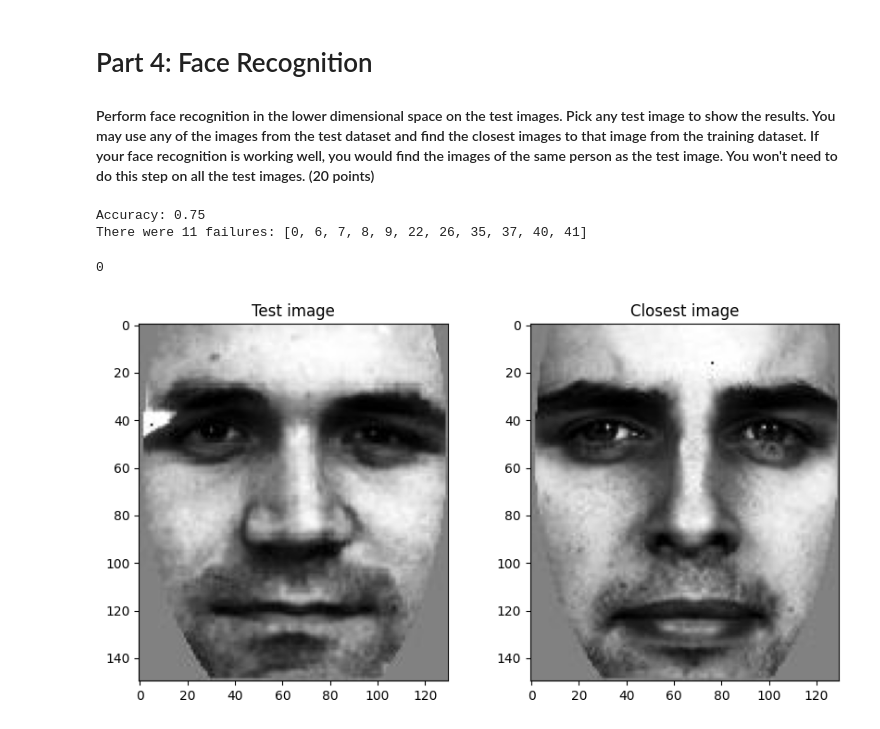
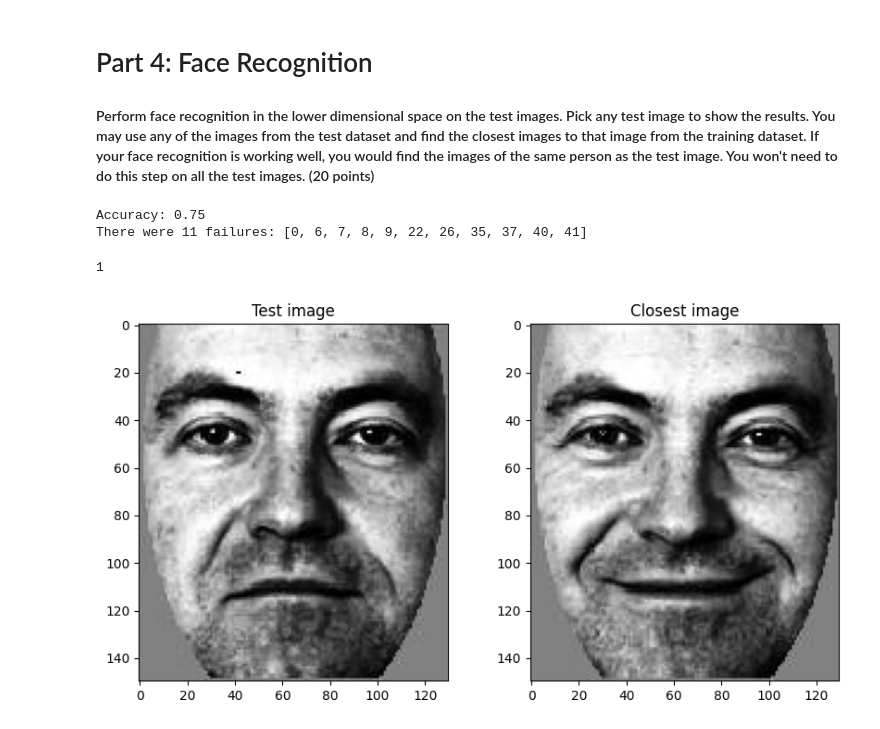
Before and after one commit to rohanahuja4/computer-vision-projects, a Jupyter notebook: proj1/pca.ipynb, the cells around one changed output. Cells and saved outputs as stored; diff of their text form; code cells hidden in the pictures.

```diff
--- a/proj1/pca.ipynb
+++ b/proj1/pca.ipynb
@@ -138,33 +138,33 @@ def find_closest_image(test_index, print_images=True):
   test_image = test_data_projected[:, test_index].reshape(-1, 1)
   # Compute the distance between the test image and all the training images
   distances = np.linalg.norm(train_data_projected - test_image, axis=0)
   # Find the index of the closest image
   closest_image_index = np.argmin(distances)
   # Display the closest image
   if print_images:
     fig, axes = plt.subplots(1, 2, figsize=(10, 5))
     axes[0].imshow(test_data[:, test_index].reshape(150, 130), cmap="gray")
     axes[0].set_title("Test image")
     axes[1].imshow(train_data[:, closest_image_index].reshape(150, 130), cmap="gray")
     axes[1].set_title("Closest image")
   if (test_labels[test_index][:5] == train_labels[closest_image_index][:5]):
     return 1
   else:
     return 0
 
 accuracy = 0
 failures = []
 for i in range(44):
   match = find_closest_image(i, False)
   accuracy += match
   if match == 0:
     failures.append(i)
 print(f"Accuracy: {accuracy/44}")
 print(f"There were {len(failures)} failures: {failures}")
 
-find_closest_image(37)
+find_closest_image(10)
 # %% [output]
 Accuracy: 0.75
 There were 11 failures: [0, 6, 7, 8, 9, 22, 26, 35, 37, 40, 41]
-0
+1
-[figure, old version]
+[figure, new version]
```
